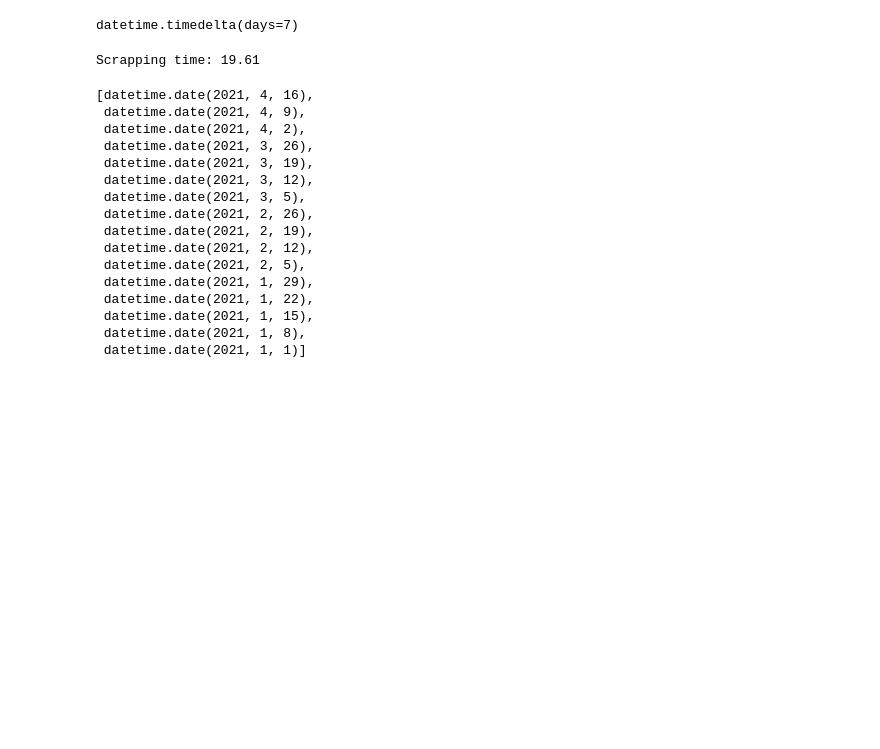
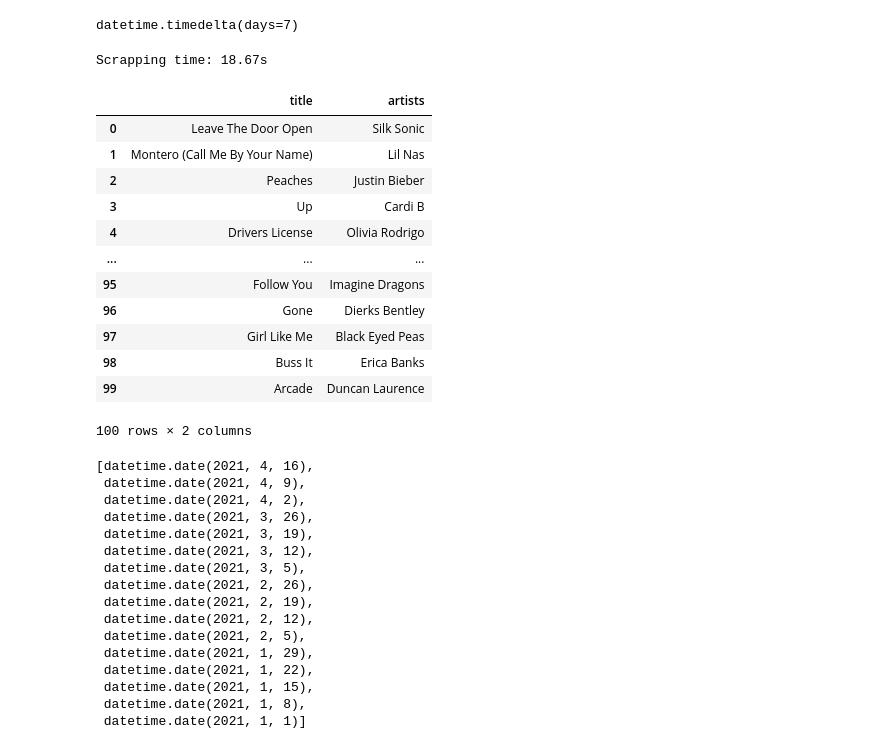
Before and after one commit to xRiku/gp-ufes, a Jupyter notebook: billboard_x_spotify.ipynb, the cells around one changed output. Cells and saved outputs as stored; diff of their text form; code cells hidden in the pictures; blank space fills up the shorter version.

Commit message:
More on filtering artists to merge datasets

```diff
--- a/billboard_x_spotify.ipynb
+++ b/billboard_x_spotify.ipynb
@@ -159,20 +158,52 @@ datetime.timedelta(days=7)
 curr_date = last_song_date
 entries = dict()
 # %%
+##########
+"""
+Importante paralelizar o trabalho do scrapper no futuro e pegar mais semanas
+"""
+##########
+
 start_time = time.time()
 while curr_date.year >= 2021:
 #     print(curr_date)
     nc = billboard.ChartData('hot-100', curr_date)
     chart_entries = []
     for track in nc:
-        chart_entries.append({'title': track.title, 'artists': track.artist})
-    entries[curr_date] = pd.DataFrame(chart_entries)
+        # Tratamento para designar o principal artista
+        artist_list = track.artist.split(' ')
+        main_artist = artist_list[0]
+        if len(artist_list) > 1:
+            for name in artist_list[1:]:
+                if name.lower() not in ('featuring', '&', 'and', 'x') and '(' not in name:
+                    main_artist += ' ' + name
+                else:
+                    break
+        chart_entries.append({'title': track.title, 'artists': main_artist})
+    curr_date_str = curr_date.strftime('%d-%m-%Y')
+    entries[curr_date_str] = pd.DataFrame(chart_entries)
     curr_date -= week
 
 time_diff = time.time() - start_time
 print(f'Scrapping time: {time_diff:.2f}s')
 # %% [output]
-Scrapping time: 19.61
+Scrapping time: 18.67s
+# %%
+entries[list(entries.keys())[0]]
+# %% [output]
+|  | title | artists |
+| 0 | Leave The Door Open | Silk Sonic |
+| 1 | Montero (Call Me By Your Name) | Lil Nas |
+| 2 | Peaches | Justin Bieber |
+| 3 | Up | Cardi B |
+| 4 | Drivers License | Olivia Rodrigo |
+| ... | ... | ... |
+| 95 | Follow You | Imagine Dragons |
+| 96 | Gone | Dierks Bentley |
+| 97 | Girl Like Me | Black Eyed Peas |
+| 98 | Buss It | Erica Banks |
+| 99 | Arcade | Duncan Laurence |
+100 rows × 2 columns
 # %%
 list(entries.keys())
 # %% [output]
```
Also changed, not shown: parts of 10 cells of this notebook.
